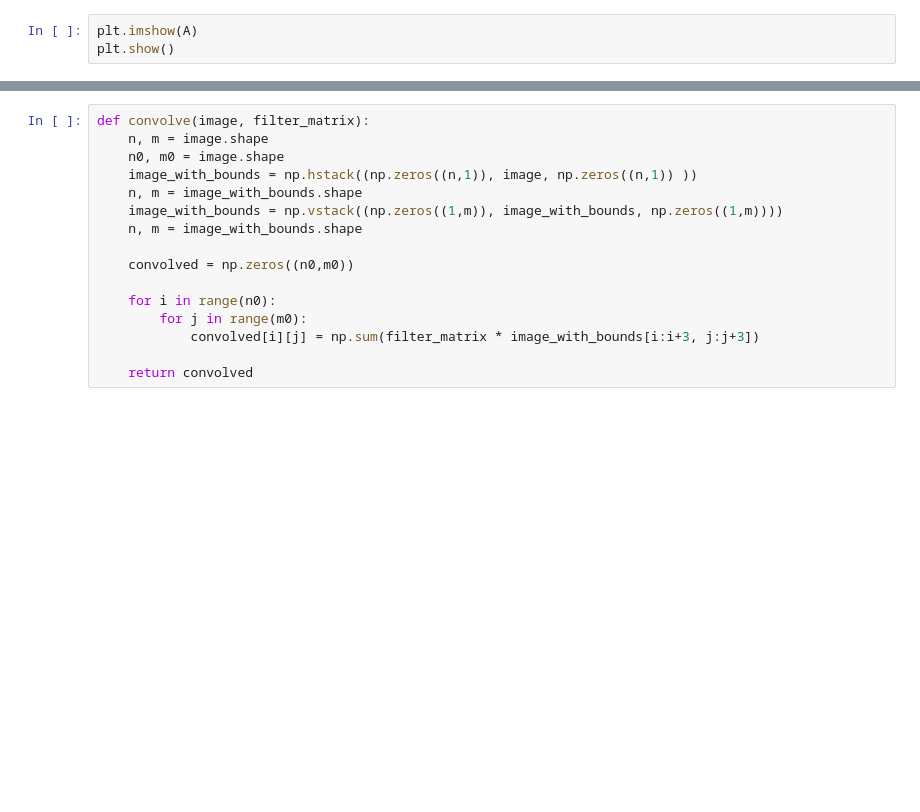
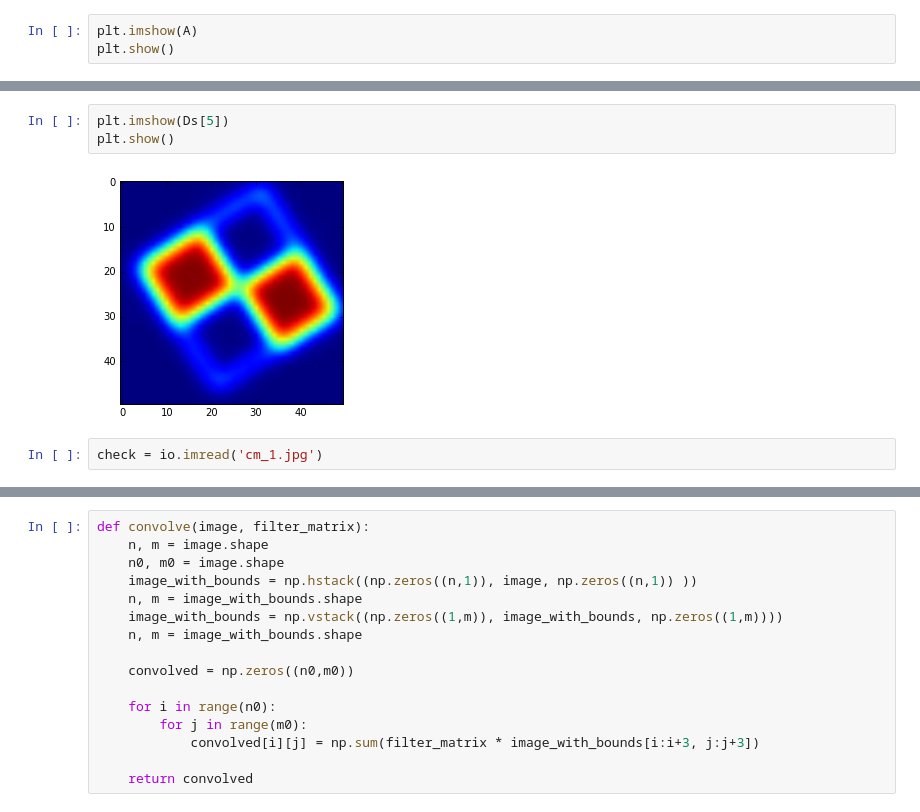
Before and after one commit to AntonRykachevskiy/linalg, a Jupyter notebook: Untitled.ipynb, the cells around one changed output, grey strips where cells are left out. Cells and saved outputs as stored; diff of their text form; blank space fills up the shorter version.

```diff
--- a/Untitled.ipynb
+++ b/Untitled.ipynb
@@ -177 +190,8 @@ DS, Dotau, A, E = TILT(checkie, 'euclidean', init_points)
+# %%
+plt.imshow(Ds[5])
+plt.show()
+# %% [output]
+[figure, added]
+# %%
+check = io.imread('cm_1.jpg')
 # %%
```
Also changed, not shown: parts of 16 cells of this notebook, 10 other files.
